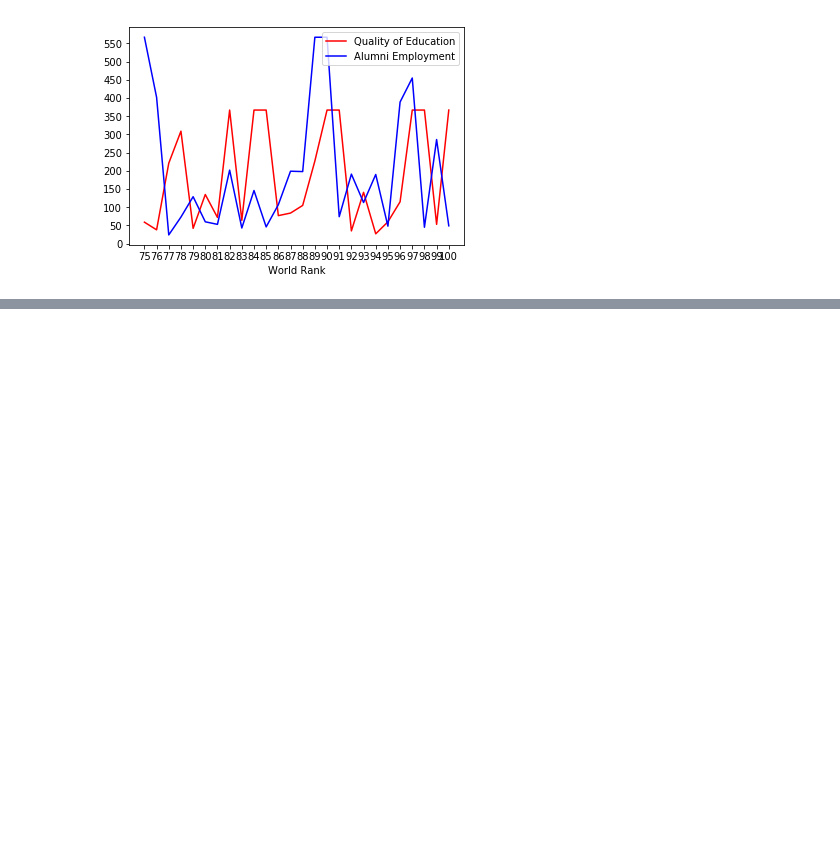
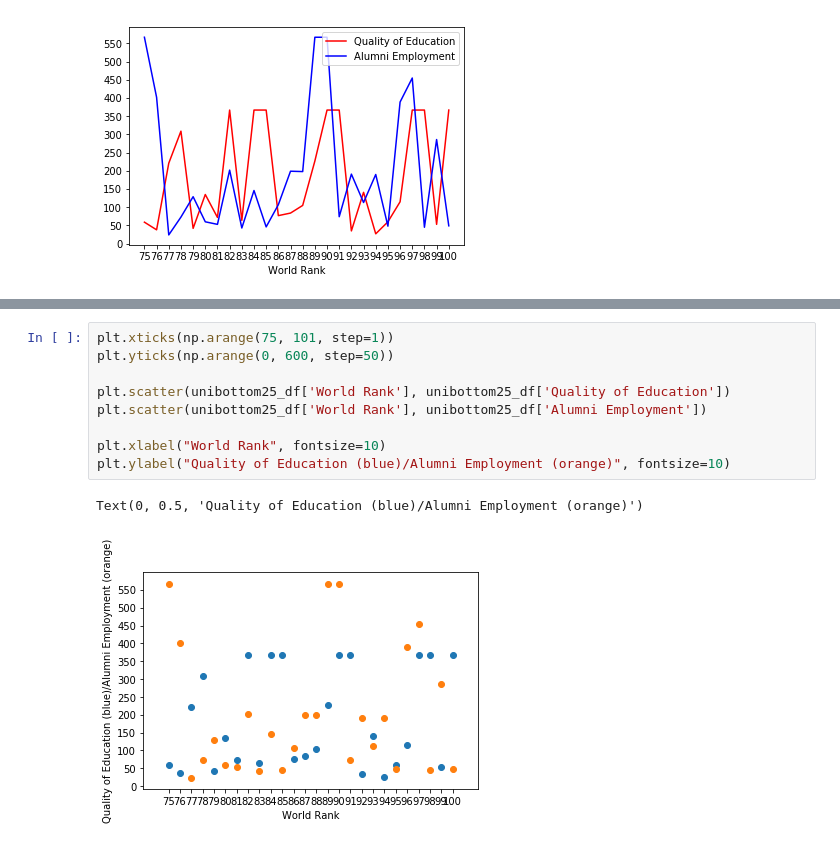
Before and after one commit to apryllc/higheredstats, a Jupyter notebook: Python Higher Ed Project.ipynb, the cells around one changed output, grey strips where cells are left out. Drawn from its saved outputs; the diff is of its cells as text; blank space fills up the shorter version.

```diff
--- a/Python Higher Ed Project.ipynb
+++ b/Python Higher Ed Project.ipynb
@@ -121,0 +131,12 @@ TypeError: 'numpy.ndarray' object is not callable
+# %%
+plt.xticks(np.arange(75, 101, step=1))
+plt.yticks(np.arange(0, 600, step=50))
+
+plt.scatter(unibottom25_df['World Rank'], unibottom25_df['Quality of Education'])
+plt.scatter(unibottom25_df['World Rank'], unibottom25_df['Alumni Employment'])
+
+plt.xlabel("World Rank", fontsize=10)
+plt.ylabel("Quality of Education (blue)/Alumni Employment (orange)", fontsize=10)
+# %% [output]
+Text(0, 0.5, 'Quality of Education (blue)/Alumni Employment (orange)')
+[figure, added]
```
Also changed, not shown: parts of 4 cells of this notebook, 1 other file.
